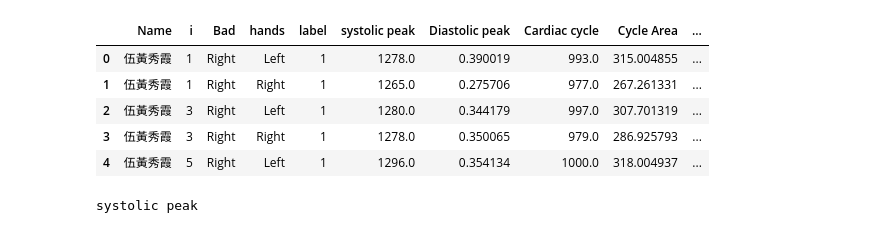
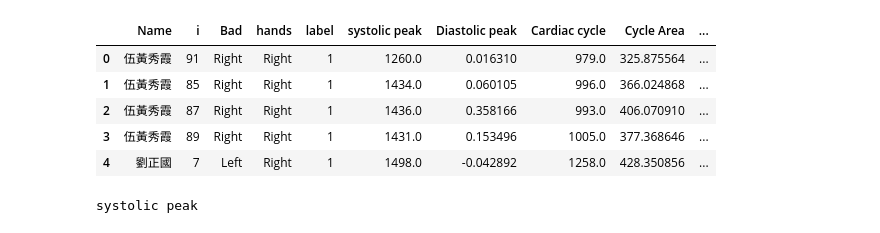
Before and after one commit to m11217045/PPG, a Jupyter notebook: Classfication.ipynb, the cells around one changed output. Cells and saved outputs as stored; diff of their text form; code cells hidden in the pictures.

```diff
--- a/Classfication.ipynb
+++ b/Classfication.ipynb
@@ -1,28 +1,28 @@
 # %%
 import pandas as pd
 import numpy as np
 from sklearn.model_selection import train_test_split, GridSearchCV
 from sklearn.svm import SVC
 from sklearn.neighbors import KNeighborsClassifier
 from sklearn.ensemble import RandomForestClassifier
 from sklearn.preprocessing import StandardScaler
 from sklearn.metrics import confusion_matrix
 import matplotlib.pyplot as plt
 from sklearn.inspection import permutation_importance
 
-file_path = "F:\\All data\\Patient_Signal\\PPG.csv"
+file_path = "F:\\Python\\PPG\\All data\\Patient_Signal\\PPG.csv"
 data = pd.read_csv(file_path, header=None)
 
 data.columns = ['Name', 'i', 'Bad', 'hands', 'label', 'systolic peak', 'Diastolic peak', 'Cardiac cycle', 'Cycle Area', 'SSI', 'Peak to Valley', 'Systolic peak y', 'Delta_T', '1st Derivative cycle', '1st Derivative peak', 'Ratio_BA', 'Ratio_CA', 'Ratio_DA', 'Ratio_BDCE_A', 'Ratio_CDB_A']
 # Display the first few rows of the dataframe to understand its structure
 data.head()
 # %% [output]
 |  | Name | i | Bad | hands | label | systolic peak | Diastolic peak | Cardiac cycle | Cycle Area | ... |
-| 0 | 伍黃秀霞 | 1 | Right | Left | 1 | 1278.0 | 0.390019 | 993.0 | 315.004855 | ... |
-| 1 | 伍黃秀霞 | 1 | Right | Right | 1 | 1265.0 | 0.275706 | 977.0 | 267.261331 | ... |
-| 2 | 伍黃秀霞 | 3 | Right | Left | 1 | 1280.0 | 0.344179 | 997.0 | 307.701319 | ... |
-| 3 | 伍黃秀霞 | 3 | Right | Right | 1 | 1278.0 | 0.350065 | 979.0 | 286.925793 | ... |
-| 4 | 伍黃秀霞 | 5 | Right | Left | 1 | 1296.0 | 0.354134 | 1000.0 | 318.004937 | ... |
+| 0 | 伍黃秀霞 | 91 | Right | Right | 1 | 1260.0 | 0.016310 | 979.0 | 325.875564 | ... |
+| 1 | 伍黃秀霞 | 85 | Right | Right | 1 | 1434.0 | 0.060105 | 996.0 | 366.024868 | ... |
+| 2 | 伍黃秀霞 | 87 | Right | Right | 1 | 1436.0 | 0.358166 | 993.0 | 406.070910 | ... |
+| 3 | 伍黃秀霞 | 89 | Right | Right | 1 | 1431.0 | 0.153496 | 1005.0 | 377.368646 | ... |
+| 4 | 劉正國 | 7 | Left | Right | 1 | 1498.0 | -0.042892 | 1258.0 | 428.350856 | ... |
 # %%
 info_columns = data[['Name', 'i', 'Bad', 'hands']]
 X = data.iloc[:, 5:]  # 特徵列
```
Also changed, not shown: parts of 5 cells of this notebook, 11 other files.
